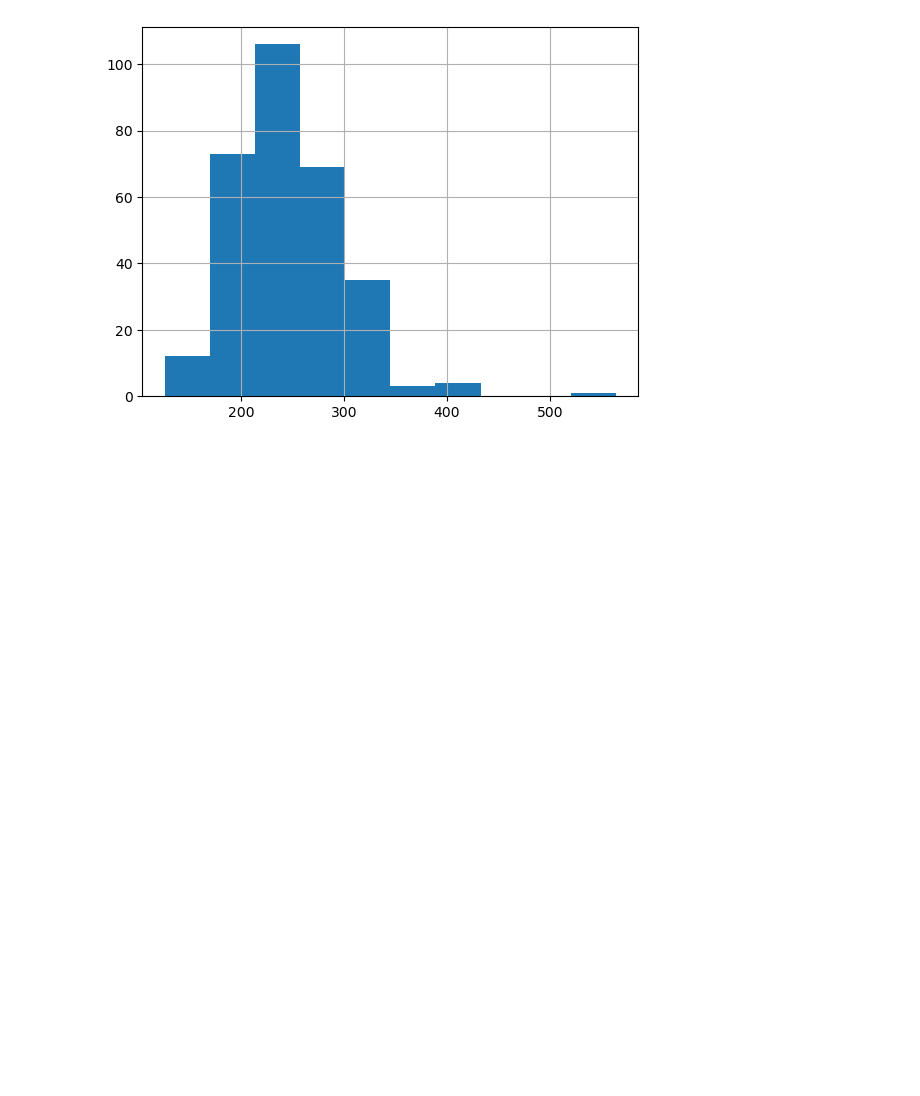
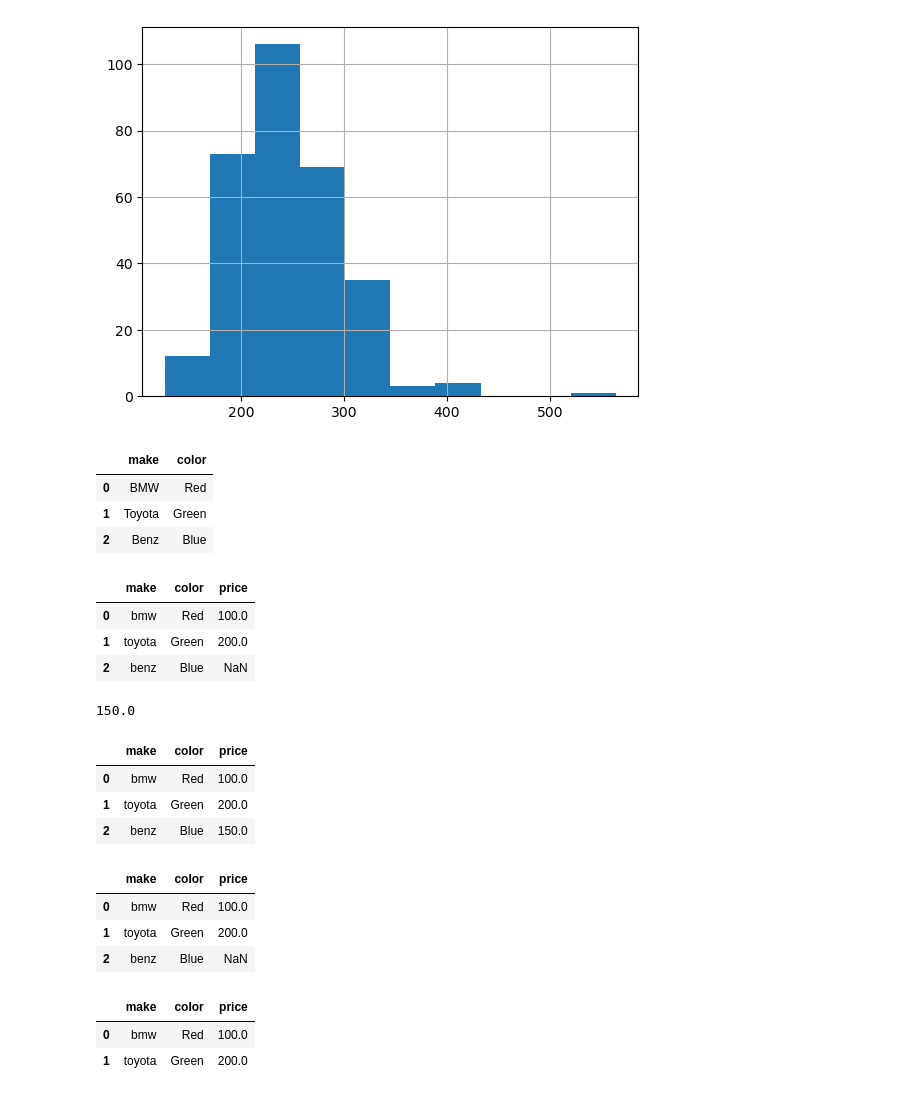
Before and after one commit to adrian007i/Zero-To-Mastery-ML_Data_Science, a Jupyter notebook: sample_project1/IntroToPandas.ipynb, the cells around one changed output. Saved outputs shown, nothing was run; the diff lists cells and outputs as text; code cells hidden in the pictures; blank space fills up the shorter version.

```diff
--- a/sample_project1/IntroToPandas.ipynb
+++ b/sample_project1/IntroToPandas.ipynb
@@ -241,3 +241,41 @@ csv_data["chol"].hist()
 # %% [output]
 <Axes: >
 [figure]
+# %%
+dataframe_table
+# %% [output]
+|  | make | color |
+| 0 | BMW | Red |
+| 1 | Toyota | Green |
+| 2 | Benz | Blue |
+# %%
+dataframe_table["make"] = dataframe_table["make"].str.lower()
+# %%
+dataframe_table["price"] = pd.Series([100 , 200])
+dataframe_table
+# %% [output]
+|  | make | color | price |
+| 0 | bmw | Red | 100.0 |
+| 1 | toyota | Green | 200.0 |
+| 2 | benz | Blue | NaN |
+# %%
+# handling empty values
+dataframe_table["price"].mean()
+# %% [output]
+150.0
+# %%
+dataframe_table["price"] = dataframe_table["price"].fillna(dataframe_table["price"].mean())
+dataframe_table
+# %% [output]
+|  | make | color | price |
+| 0 | bmw | Red | 100.0 |
+| 1 | toyota | Green | 200.0 |
+| 2 | benz | Blue | 150.0 |
+# %%
+dataframe_table["price"] = pd.Series([100 , 200])
+dataframe_table
+# %% [output]
+|  | make | color | price |
+| 0 | bmw | Red | 100.0 |
+| 1 | toyota | Green | 200.0 |
+| 2 | benz | Blue | NaN |
@@ -243,0 +285,6 @@ csv_data["chol"].hist()
+# %%
+dropped_df
+# %% [output]
+|  | make | color | price |
+| 0 | bmw | Red | 100.0 |
+| 1 | toyota | Green | 200.0 |
```
Also changed, not shown: parts of 1 cell of this notebook.
